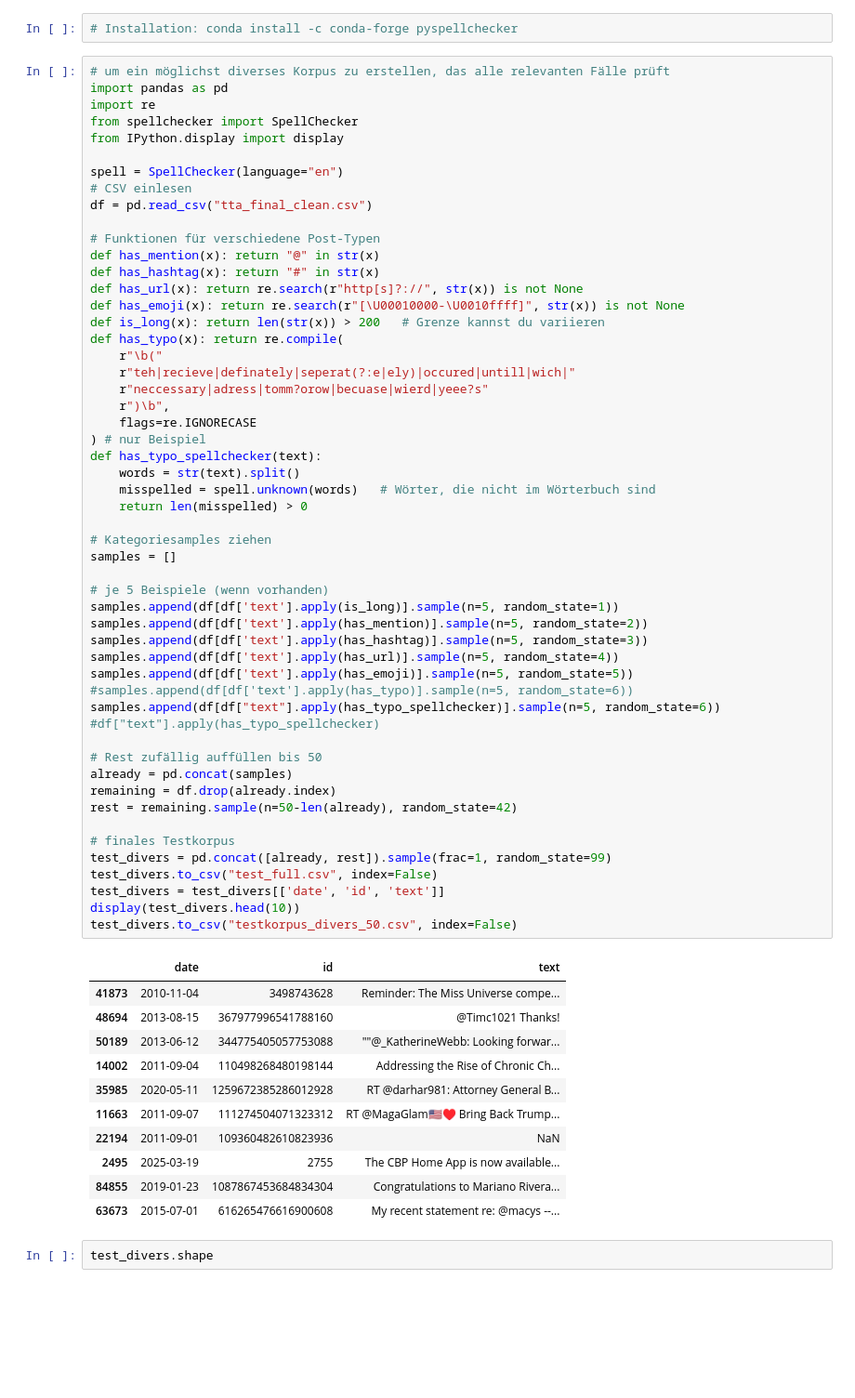
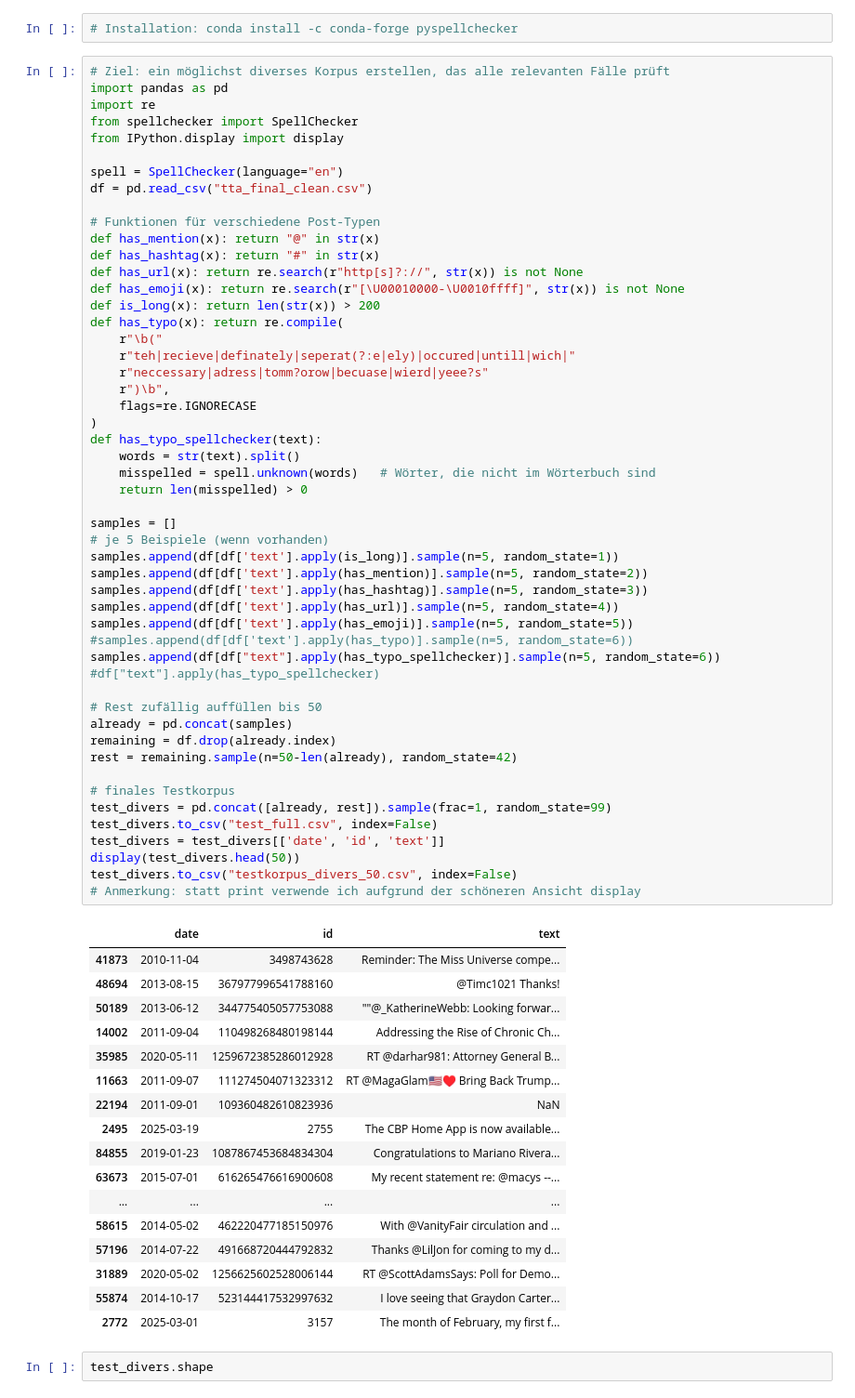
Before and after one commit to vivien3mueller/TrumMus, a Jupyter notebook: 02 Testkorpora_Tagging.ipynb, the cells around one changed output. Shown at 93% size. Drawn from its saved outputs; the diff is of its cells as text; blank space fills up the shorter version.

```diff
--- a/02 Testkorpora_Tagging.ipynb
+++ b/02 Testkorpora_Tagging.ipynb
@@ -24,14 +25,13 @@ https://huggingface.co/flair/upos-english
 # %%
 # Installation: conda install -c conda-forge pyspellchecker
 # %%
-# um ein möglichst diverses Korpus zu erstellen, das alle relevanten Fälle prüft
+# Ziel: ein möglichst diverses Korpus erstellen, das alle relevanten Fälle prüft
 import pandas as pd
 import re
 from spellchecker import SpellChecker
 from IPython.display import display
 
 spell = SpellChecker(language="en")
-# CSV einlesen
 df = pd.read_csv("tta_final_clean.csv")
 
 # Funktionen für verschiedene Post-Typen
@@ -39,55 +39,60 @@ def has_mention(x): return "@" in str(x)
 def has_hashtag(x): return "#" in str(x)
 def has_url(x): return re.search(r"http[s]?://", str(x)) is not None
 def has_emoji(x): return re.search(r"[\U00010000-\U0010ffff]", str(x)) is not None
-def is_long(x): return len(str(x)) > 200   # Grenze kannst du variieren
+def is_long(x): return len(str(x)) > 200
 def has_typo(x): return re.compile(
     r"\b("
     r"teh|recieve|definately|seperat(?:e|ely)|occured|untill|wich|"
     r"neccessary|adress|tomm?orow|becuase|wierd|yeee?s"
     r")\b",
     flags=re.IGNORECASE
-) # nur Beispiel
+)
 def has_typo_spellchecker(text):
     words = str(text).split()
     misspelled = spell.unknown(words)   # Wörter, die nicht im Wörterbuch sind
     return len(misspelled) > 0
 
-# Kategoriesamples ziehen
 samples = []
-
 # je 5 Beispiele (wenn vorhanden)
 samples.append(df[df['text'].apply(is_long)].sample(n=5, random_state=1))
 samples.append(df[df['text'].apply(has_mention)].sample(n=5, random_state=2))
 samples.append(df[df['text'].apply(has_hashtag)].sample(n=5, random_state=3))
 samples.append(df[df['text'].apply(has_url)].sample(n=5, random_state=4))
 samples.append(df[df['text'].apply(has_emoji)].sample(n=5, random_state=5))
 #samples.append(df[df['text'].apply(has_typo)].sample(n=5, random_state=6))
 samples.append(df[df["text"].apply(has_typo_spellchecker)].sample(n=5, random_state=6))
 #df["text"].apply(has_typo_spellchecker)
 
 # Rest zufällig auffüllen bis 50
 already = pd.concat(samples)
 remaining = df.drop(already.index)
 rest = remaining.sample(n=50-len(already), random_state=42)
 
 # finales Testkorpus
 test_divers = pd.concat([already, rest]).sample(frac=1, random_state=99)
 test_divers.to_csv("test_full.csv", index=False)
 test_divers = test_divers[['date', 'id', 'text']]
-display(test_divers.head(10))
+display(test_divers.head(50))
 test_divers.to_csv("testkorpus_divers_50.csv", index=False)
+# Anmerkung: statt print verwende ich aufgrund der schöneren Ansicht display
 # %% [output]
 |  | date | id | text |
 | 41873 | 2010-11-04 | 3498743628 | Reminder: The Miss Universe compe... |
 | 48694 | 2013-08-15 | 367977996541788160 | @Timc1021 Thanks! |
 | 50189 | 2013-06-12 | 344775405057753088 | ""@_KatherineWebb: Looking forwar... |
 | 14002 | 2011-09-04 | 110498268480198144 | Addressing the Rise of Chronic Ch... |
 | 35985 | 2020-05-11 | 1259672385286012928 | RT @darhar981: Attorney General B... |
 | 11663 | 2011-09-07 | 111274504071323312 | RT @MagaGlam🇺🇸♥️ Bring Back Trump... |
 | 22194 | 2011-09-01 | 109360482610823936 | NaN |
 | 2495 | 2025-03-19 | 2755 | The CBP Home App is now available... |
 | 84855 | 2019-01-23 | 1087867453684834304 | Congratulations to Mariano Rivera... |
 | 63673 | 2015-07-01 | 616265476616900608 | My recent statement re: @macys --... |
+| ... | ... | ... | ... |
+| 58615 | 2014-05-02 | 462220477185150976 | With @VanityFair circulation and ... |
+| 57196 | 2014-07-22 | 491668720444792832 | Thanks @LilJon for coming to my d... |
+| 31889 | 2020-05-02 | 1256625602528006144 | RT @ScottAdamsSays: Poll for Demo... |
+| 55874 | 2014-10-17 | 523144417532997632 | I love seeing that Graydon Carter... |
+| 2772 | 2025-03-01 | 3157 | The month of February, my first f... |
 # %%
 test_divers.shape
 # %% [output]
```
Also changed, not shown: parts of 66 cells of this notebook.
